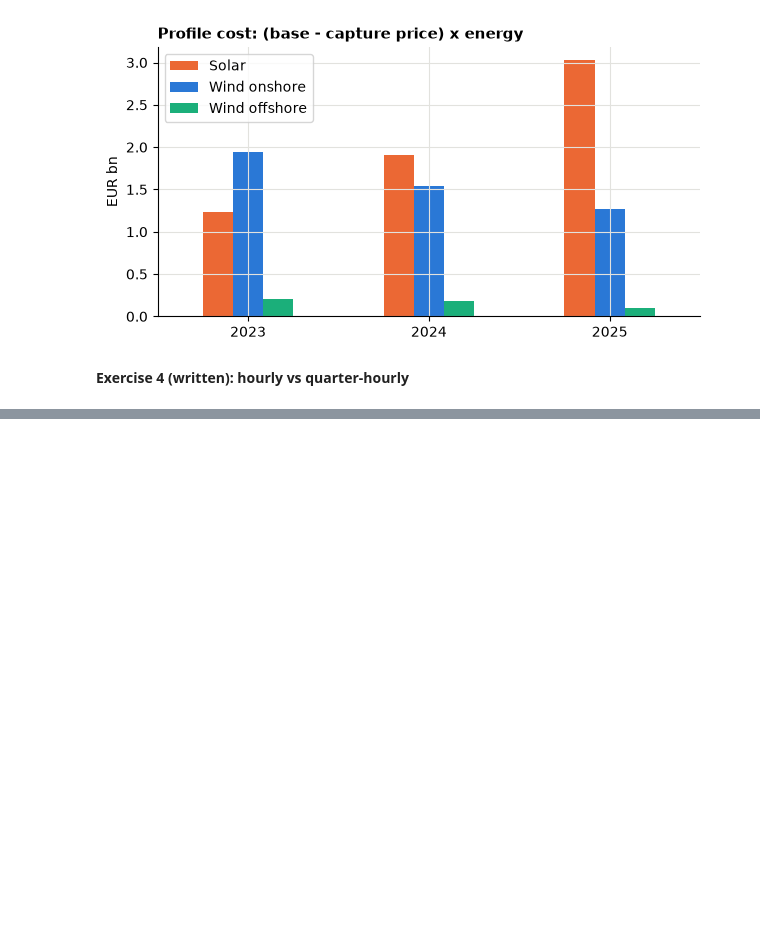
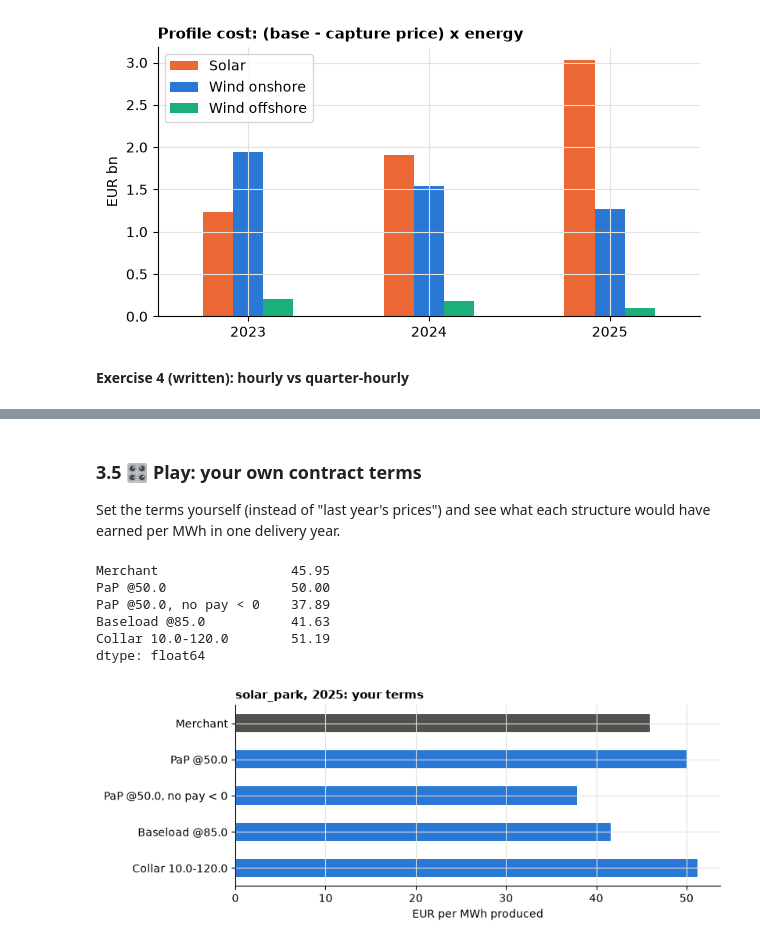
Before and after one commit to ankitpatel1661/ppa-lab, a Jupyter notebook: notebooks/ppa_lab_playground.ipynb, the cells around one changed output, grey strips where cells are left out. Drawn from its saved outputs; the diff is of its cells as text; code cells hidden in the pictures; blank space fills up the shorter version.

```diff
--- a/notebooks/ppa_lab_playground.ipynb
+++ b/notebooks/ppa_lab_playground.ipynb
@@ -735,0 +842,14 @@ show_written_answer("day02_capture.py", "# Your answer:")
+# %%
+from ppa_lab.pricing.backtest import STRUCTURE_LABELS, backtest, park_energy, summarise
+
+results = {}
+for park in s.parks:
+    energy_park = park_energy(power[TECHNOLOGIES[park.technology]], park.capacity_mw,
+                              park.full_load_hours, TZ, [2023, 2024, 2025])
+    cash_park, strikes_park, plan_park = backtest(p_grid, energy_park, TZ, [2024, 2025], s.floor_eur_mwh)
+    results[park.name] = (energy_park, cash_park, strikes_park, summarise(cash_park, energy_park, TZ, plan_park))
+
+for name, (_, _, strikes_park, summary_park) in results.items():
+    print(f"=== {name}: strikes"); display(strikes_park.round(2))
+    display(summary_park[["revenue_eur_per_mwh", "vs_merchant_eur_per_mwh", "plan_eur_per_mwh",
+                          "vs_plan_eur_per_mwh", "worst_month_eur_k"]].round(2))
@@ -735,0 +891,32 @@ show_written_answer("day02_capture.py", "# Your answer:")
+# %% [markdown]
+### 3.5 🎛 Play: your own contract terms
+Set the terms yourself (instead of "last year's prices") and see what each structure would have
+earned per MWh in one delivery year.
+# %%
+PARK = "solar_park"        # solar_park or wind_park (see config/project.toml)
+YEAR = 2025
+PAP_STRIKE = 50.0          # EUR/MWh
+BASE_STRIKE = 85.0         # EUR/MWh
+FLOOR, CAP = 10.0, 120.0   # EUR/MWh (use None for no cap)
+
+energy_park = results[PARK][0]
+mask = energy_park.index.tz_convert(TZ).year == YEAR
+p_y, q_y = p_grid.loc[energy_park.index][mask], energy_park[mask]
+mine = pd.Series({
+    "Merchant": merchant(p_y, q_y).sum(),
+    f"PaP @{PAP_STRIKE}": pay_as_produced(p_y, q_y, PAP_STRIKE).sum(),
+    f"PaP @{PAP_STRIKE}, no pay < 0": pay_as_produced(p_y, q_y, PAP_STRIKE, pay_at_negative_prices=False).sum(),
+    f"Baseload @{BASE_STRIKE}": baseload(p_y, q_y, BASE_STRIKE, q_y.mean()).sum(),
+    f"Collar {FLOOR}-{CAP}": collar(p_y, q_y, floor=FLOOR, cap=CAP).sum(),
+}) / q_y.sum()
+ax = mine.plot.barh(color=["#52514e"] + ["#2a78d6"] * (len(mine) - 1), figsize=(8, 3))
+ax.invert_yaxis(); ax.set_xlabel("EUR per MWh produced"); ax.set_title(f"{PARK}, {YEAR}: your terms")
+mine.round(2)
+# %% [output]
+Merchant                 45.95
+PaP @50.0                50.00
+PaP @50.0, no pay < 0    37.89
+Baseload @85.0           41.63
+Collar 10.0-120.0        51.19
+dtype: float64
+[figure, added]
```
Also changed, not shown: parts of 27 cells of this notebook, 31 other files.
